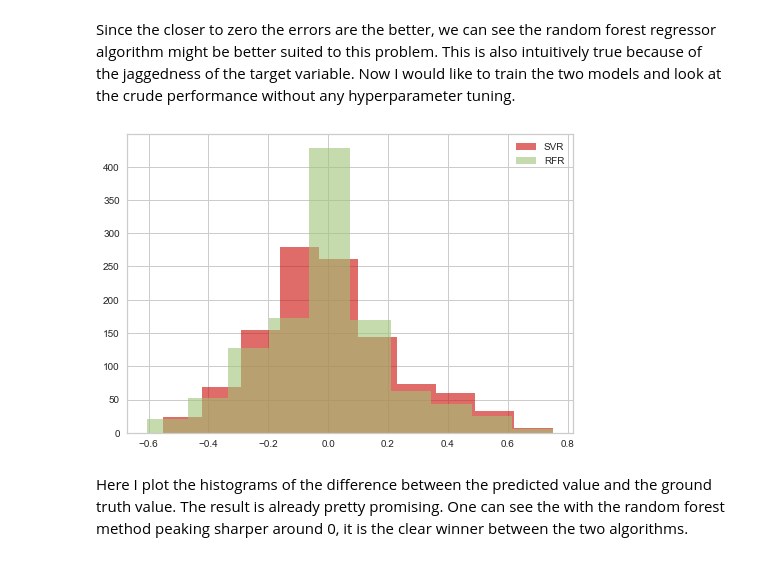
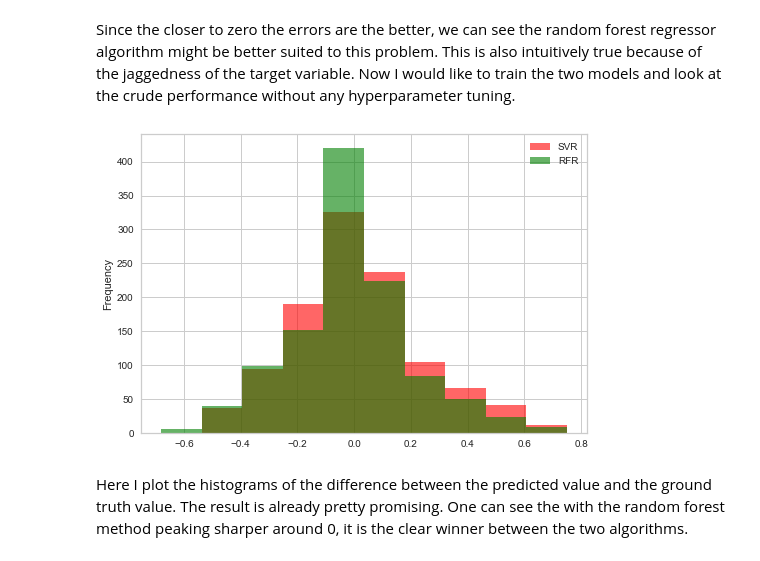
Before and after one commit to kaikai581/steam-reviews, a Jupyter notebook: Usefulness Regression.ipynb, the cells around one changed output. Drawn from its saved outputs; the diff is of its cells as text; code cells hidden in the pictures.

Commit message:
Hide warnings and draw the performance histograms in the same binning.

```diff
--- a/Usefulness Regression.ipynb
+++ b/Usefulness Regression.ipynb
@@ -219,18 +223,21 @@ plt.show()
 Since the closer to zero the errors are the better, we can see the random forest regressor algorithm might be better suited to this problem. This is also intuitively true because of the jaggedness of the target variable.
 Now I would like to train the two models and look at the crude performance without any hyperparameter tuning.
 # %%
+import matplotlib.colors
+
 algs = []
-algs.append(('SVR', 'r', SVR))
-algs.append(('RFR', 'g', RandomForestRegressor))
+algs.append(('SVR', SVR))
+algs.append(('RFR', RandomForestRegressor))
 
-for label, c, alg in algs:
+df = pd.DataFrame()
+for label, alg in algs:
     model = alg()
     model.fit(X_train, y_train)
-    y_pred = model.predict(X_test)
-    (y_pred-y_test).hist(histtype='stepfilled', label=label, color=c, alpha=.6)
-    plt.legend()
+    df[label] = model.predict(X_test)-y_test
+ax = df.plot.hist(histtype='stepfilled', alpha=0.6,
+                  cmap=matplotlib.colors.LinearSegmentedColormap.from_list('', ['red', 'green']))
 # %% [output]
-[figure, old version]
+[figure, new version]
 # %% [markdown]
 Here I plot the histograms of the difference between the predicted value and the ground truth value. The result is already pretty promising. One can see the with the random forest method peaking sharper around 0, it is the clear winner between the two algorithms.
 # %% [markdown]
```
Also changed, not shown: parts of 7 cells of this notebook.
